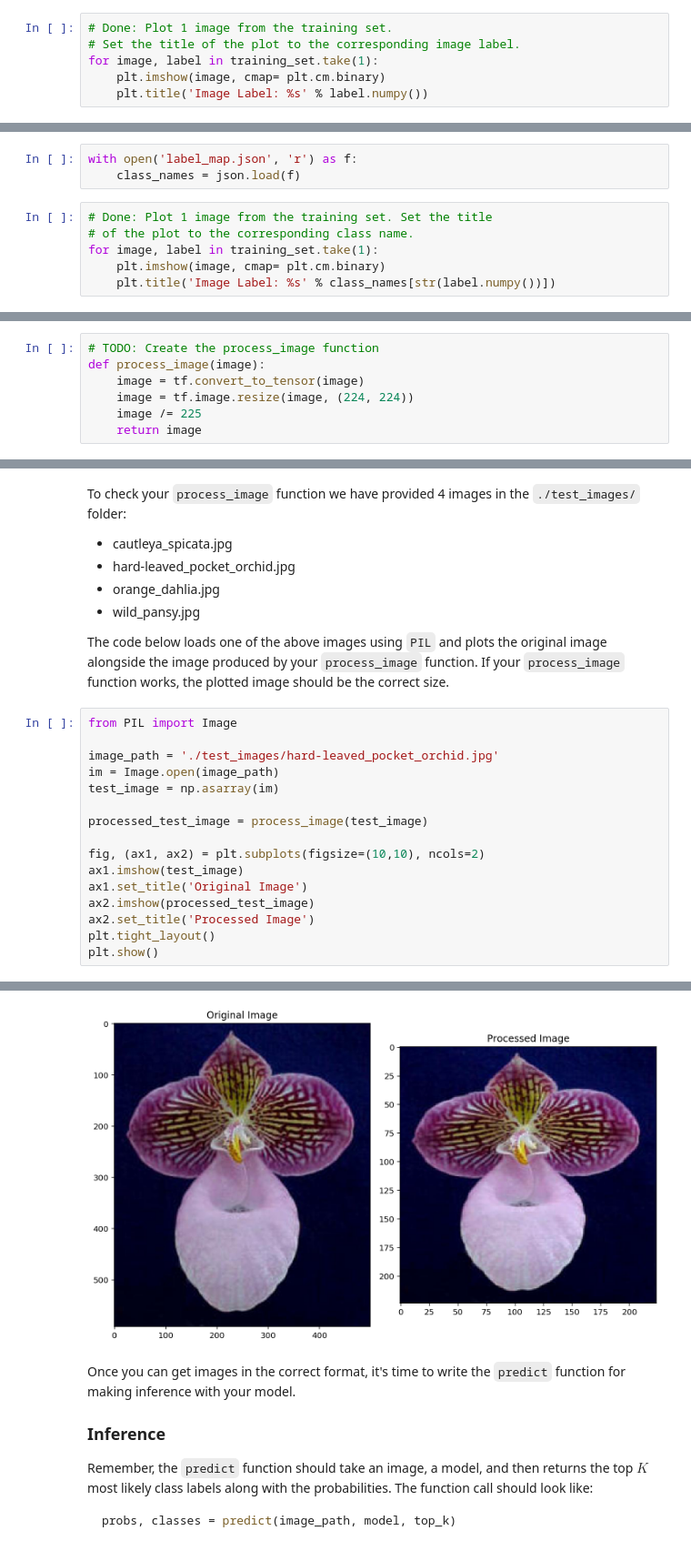
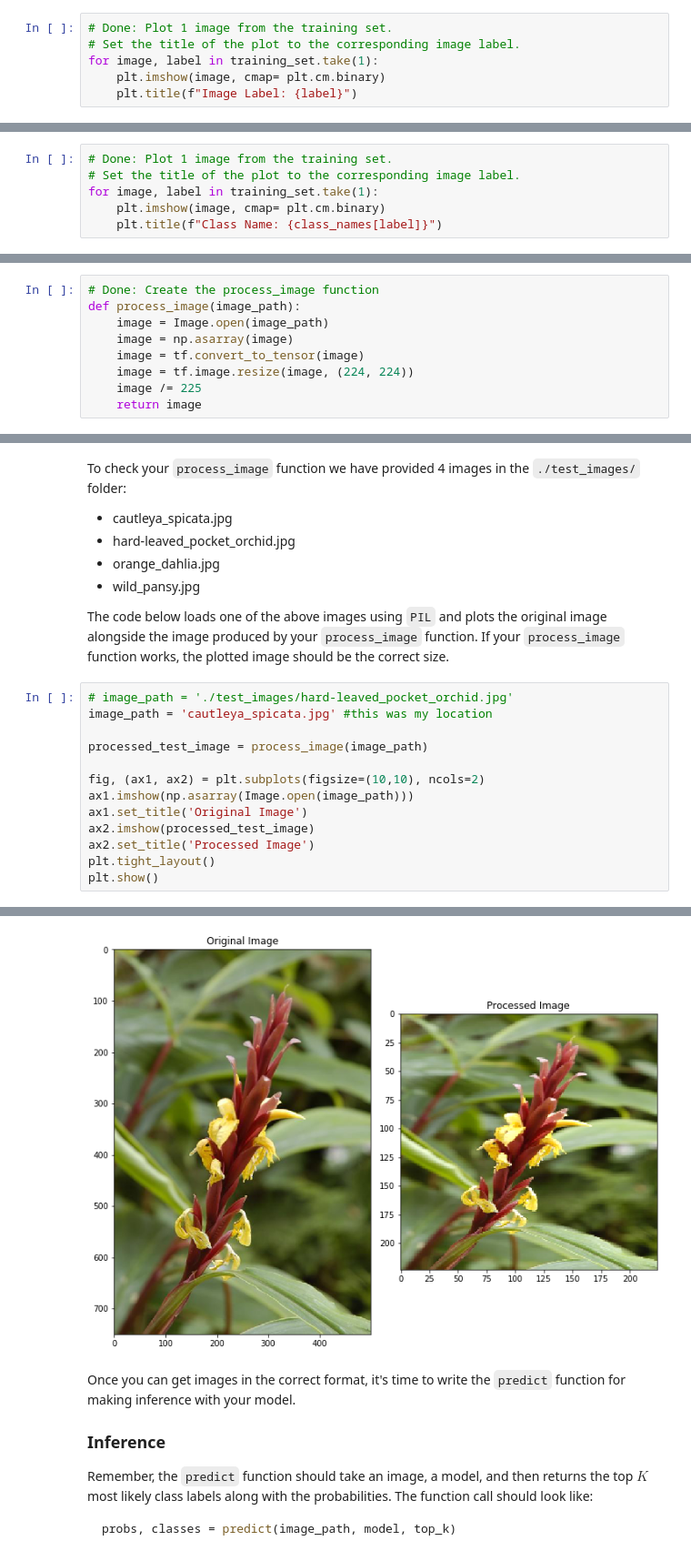
Before and after one commit to msmall318/intro-to-ml-tensorflow, a Jupyter notebook: projects/p2_image_classifier/Project_Image_Classifier_Project.ipynb, the cells around one changed output, grey strips where cells are left out. Shown at 91% size. Drawn from its saved outputs; the diff is of its cells as text.

```diff
--- a/projects/p2_image_classifier/Project_Image_Classifier_Project.ipynb
+++ b/projects/p2_image_classifier/Project_Image_Classifier_Project.ipynb
@@ -128,5 +114,5 @@ The images in the training set have:
 # Set the title of the plot to the corresponding image label.
 for image, label in training_set.take(1):
     plt.imshow(image, cmap= plt.cm.binary)
-    plt.title('Image Label: %s' % label.numpy())
+    plt.title(f"Image Label: {label}")
 # %% [output]
@@ -138,10 +120,7 @@ You'll also need to load in a mapping from label to category name. You can find
-# %%
-with open('label_map.json', 'r') as f:
-    class_names = json.load(f)
 # %%
-# Done: Plot 1 image from the training set. Set the title
-# of the plot to the corresponding class name.
+# Done: Plot 1 image from the training set.
+# Set the title of the plot to the corresponding image label.
 for image, label in training_set.take(1):
     plt.imshow(image, cmap= plt.cm.binary)
-    plt.title('Image Label: %s' % class_names[str(label.numpy())])
+    plt.title(f"Class Name: {class_names[label]}")
 # %% [output]
@@ -328,8 +286,10 @@ Second, the pixel values of the input images are typically encoded as integers i
 
 Finally, convert your image back to a NumPy array using the `.numpy()` method.
 # %%
-# TODO: Create the process_image function
-def process_image(image):
+# Done: Create the process_image function
+def process_image(image_path):
+    image = Image.open(image_path)
+    image = np.asarray(image)
     image = tf.convert_to_tensor(image)
     image = tf.image.resize(image, (224, 224))
     image /= 225
@@ -344,16 +306,13 @@ To check your `process_image` function we have provided 4 images in the `./test_
 
 The code below loads one of the above images using `PIL` and plots the original image alongside the image produced by your `process_image` function. If your `process_image` function works, the plotted image should be the correct size.
 # %%
-from PIL import Image
+# image_path = './test_images/hard-leaved_pocket_orchid.jpg'
+image_path = 'cautleya_spicata.jpg' #this was my location
 
-image_path = './test_images/hard-leaved_pocket_orchid.jpg'
-im = Image.open(image_path)
-test_image = np.asarray(im)
-
-processed_test_image = process_image(test_image)
+processed_test_image = process_image(image_path)
 
 fig, (ax1, ax2) = plt.subplots(figsize=(10,10), ncols=2)
-ax1.imshow(test_image)
+ax1.imshow(np.asarray(Image.open(image_path)))
 ax1.set_title('Original Image')
 ax2.imshow(processed_test_image)
 ax2.set_title('Processed Image')
@@ -364,4 +322,4 @@ WARNING:matplotlib.image:Clipping input data to the valid range for imshow with
-[figure, old version]
+[figure, new version]
 # %% [markdown]
 Once you can get images in the correct format, it's time to write the `predict` function for making inference with your model.
 
```
Also changed, not shown: parts of 27 cells of this notebook, 3 other files.
